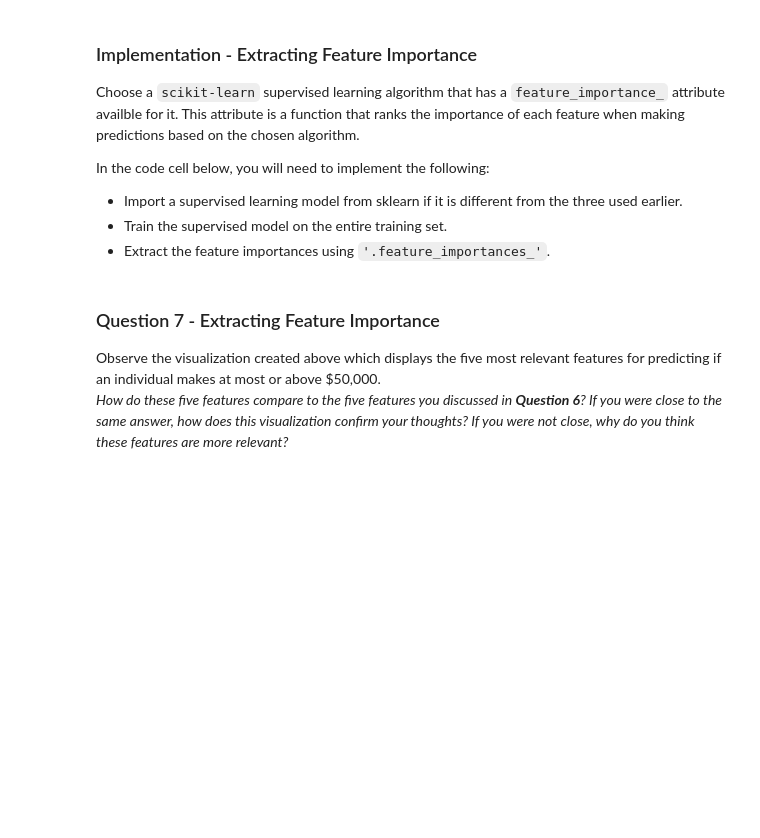
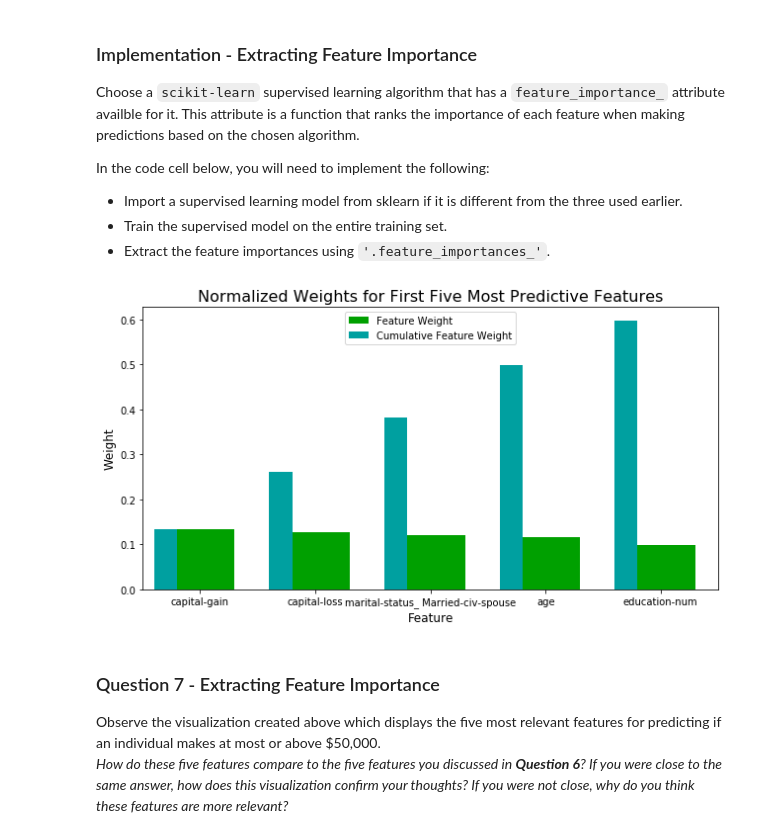
Before and after one commit to goyanx/mlnd, a Jupyter notebook: projects/finding_donors/finding_donors.ipynb, the cells around one changed output. Drawn from its saved outputs; the diff is of its cells as text; code cells hidden in the pictures; blank space fills up the shorter version.

```diff
--- a/projects/finding_donors/finding_donors.ipynb
+++ b/projects/finding_donors/finding_donors.ipynb
@@ -199,7 +198,7 @@ from sklearn.metrics import fbeta_score
 from sklearn.naive_bayes import GaussianNB
 from sklearn.tree import DecisionTreeClassifier
 
-clf = DecisionTreeClassifier()
+clf = GradientBoostingClassifier(random_state=1)
 clf.fit(X_train,y_train)
 
 # TODO: Calculate accuracy
@@ -513,14 +524,16 @@ In the code cell below, you will need to implement the following:
 # %%
 # TODO: Import a supervised learning model that has 'feature_importances_'
 
 # TODO: Train the supervised model on the training set
-model = None
+model = clf.fit(X_train, y_train)
 
 # TODO: Extract the feature importances
-importances = None
+importances = model.feature_importances_
 
 # Plot
 vs.feature_plot(importances, X_train, y_train)
+# %% [output]
+[figure, added]
 # %% [markdown]
 ### Question 7 - Extracting Feature Importance
 
```
Also changed, not shown: parts of 10 cells of this notebook.
